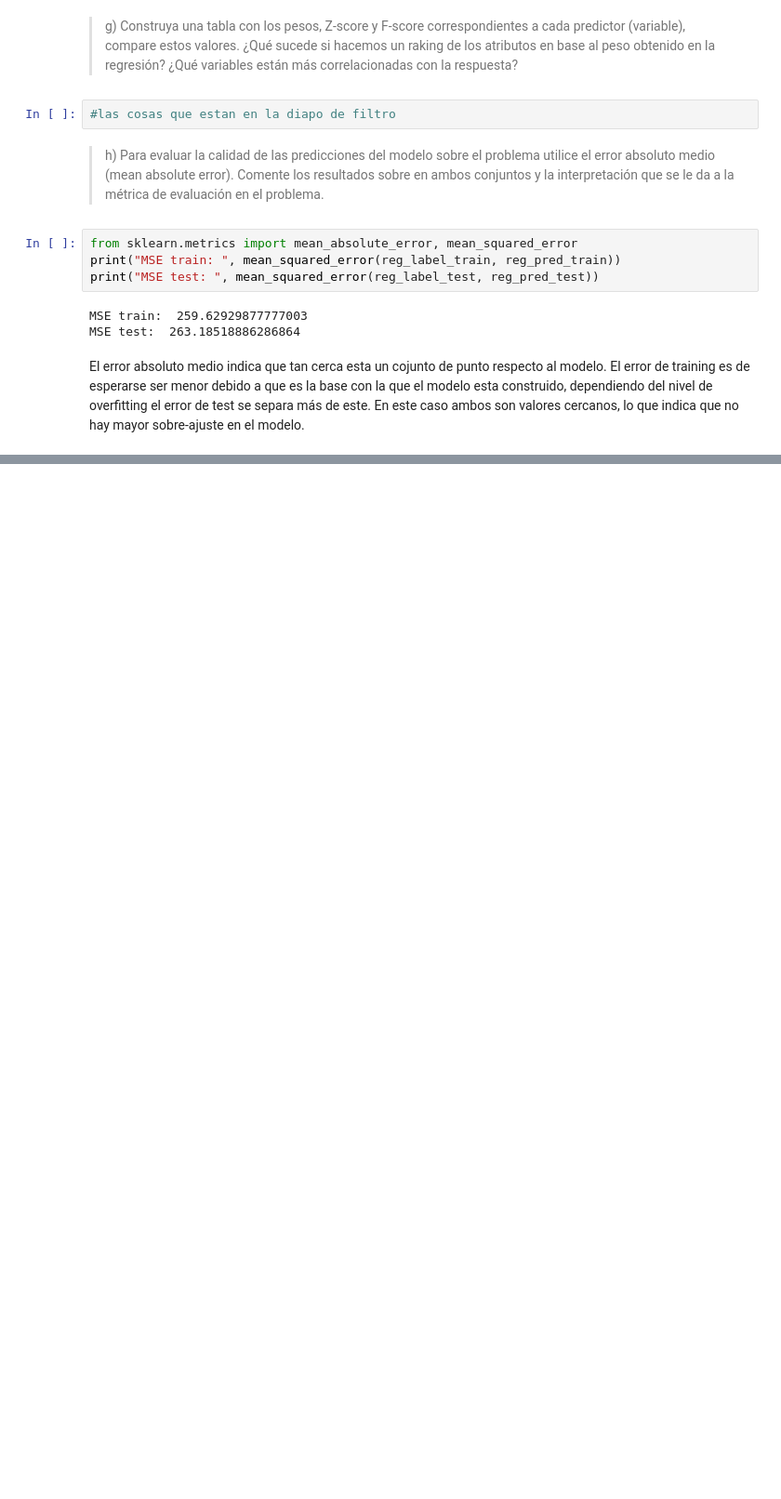
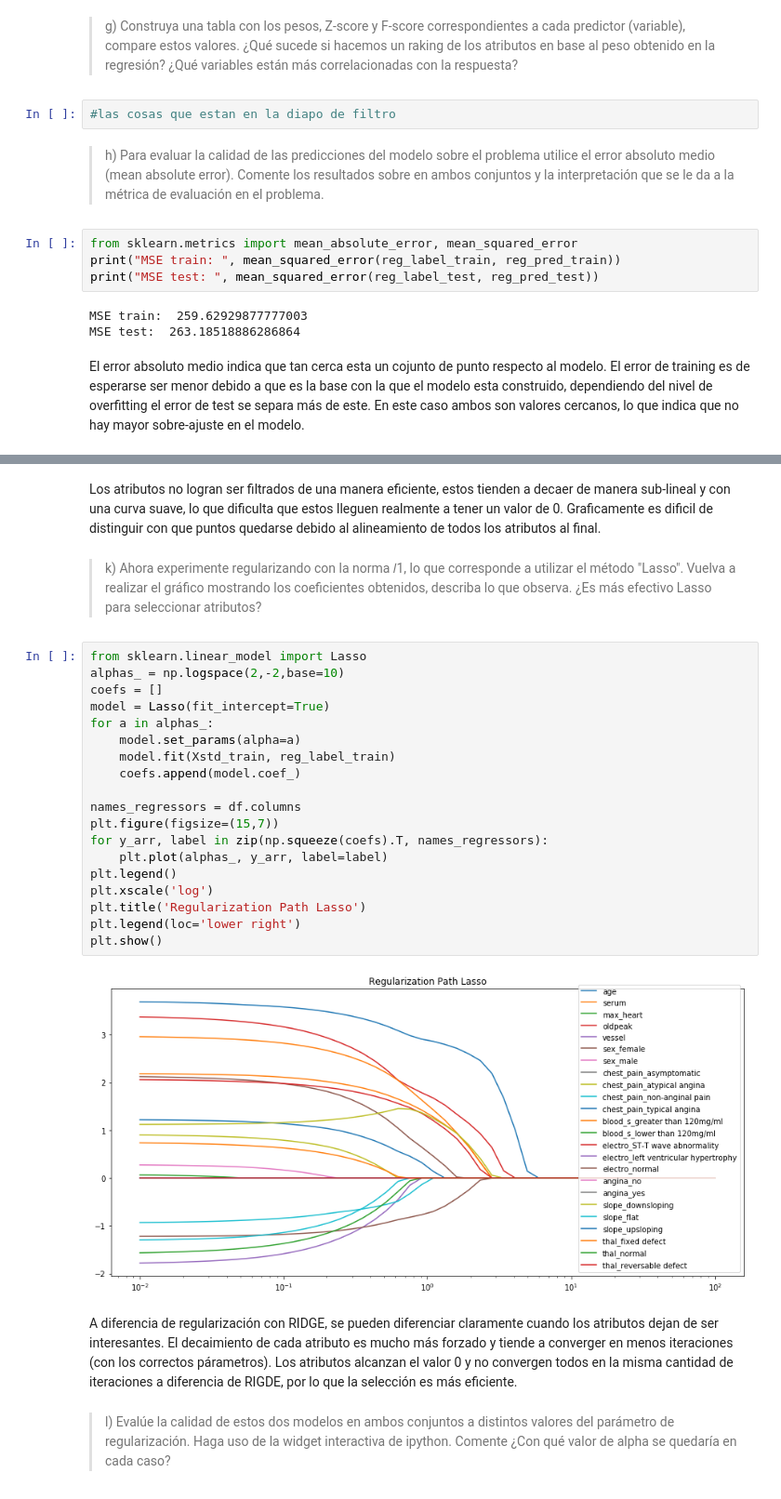
Before and after one commit to Shiroko7/INF-393-Tarea-1, a Jupyter notebook: Tarea1.ipynb, the cells around one changed output, grey strips where cells are left out. Shown at 93% size. Drawn from its saved outputs; the diff is of its cells as text; blank space fills up the shorter version.

```diff
--- a/Tarea1.ipynb
+++ b/Tarea1.ipynb
@@ -203,0 +250,29 @@ El error absoluto medio indica que tan cerca esta un cojunto de punto respecto a
+# %% [markdown]
+Los atributos no logran ser filtrados de una manera eficiente, estos tienden a decaer de manera sub-lineal y con una curva suave, lo que dificulta que estos lleguen realmente a tener un valor de 0. Graficamente es dificil de distinguir con que puntos quedarse debido al alineamiento de todos los atributos al final.
+# %% [markdown]
+>k) Ahora experimente regularizando con la norma 𝑙1, lo que corresponde a utilizar el método "Lasso". Vuelva a realizar el gráfico mostrando los coeficientes obtenidos, describa lo que observa. ¿Es más efectivo Lasso para seleccionar atributos?
+# %%
+from sklearn.linear_model import Lasso
+alphas_ = np.logspace(2,-2,base=10)
+coefs = []
+model = Lasso(fit_intercept=True)
+for a in alphas_:
+    model.set_params(alpha=a)
+    model.fit(Xstd_train, reg_label_train)
+    coefs.append(model.coef_)
+
+names_regressors = df.columns
+plt.figure(figsize=(15,7))
+for y_arr, label in zip(np.squeeze(coefs).T, names_regressors):
+    plt.plot(alphas_, y_arr, label=label)
+plt.legend()
+plt.xscale('log')
+plt.title('Regularization Path Lasso')
+plt.legend(loc='lower right')
+plt.show()
+# %% [output]
+[figure, added]
+# %% [markdown]
+A diferencia de regularización con RIDGE, se pueden diferenciar claramente cuando los atributos dejan de ser interesantes. El decaimiento de cada atributo es mucho más forzado y tiende a converger en menos iteraciones (con los correctos párametros). Los atributos alcanzan el valor 0 y no convergen todos en la misma cantidad de iteraciones a diferencia de RIGDE, por lo que la selección es más eficiente.
+# %% [markdown]
+>l) Evalúe la calidad de estos dos modelos en ambos conjuntos a distintos valores del parámetro de regularización. Haga uso de la widget interactiva de ipython. Comente ¿Con qué valor de alpha se quedaría en cada caso?
```
Also changed, not shown: parts of 6 cells of this notebook.
